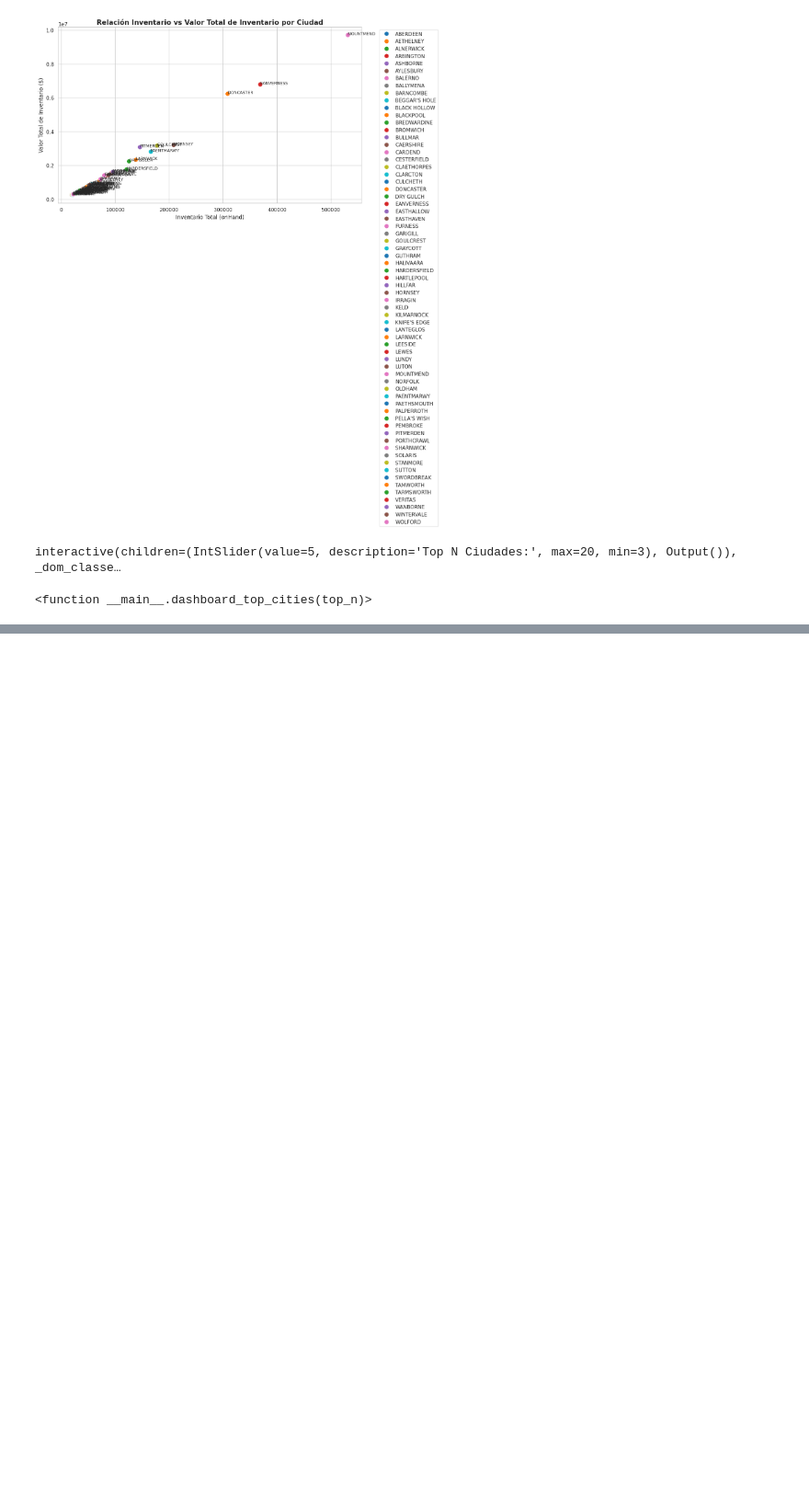
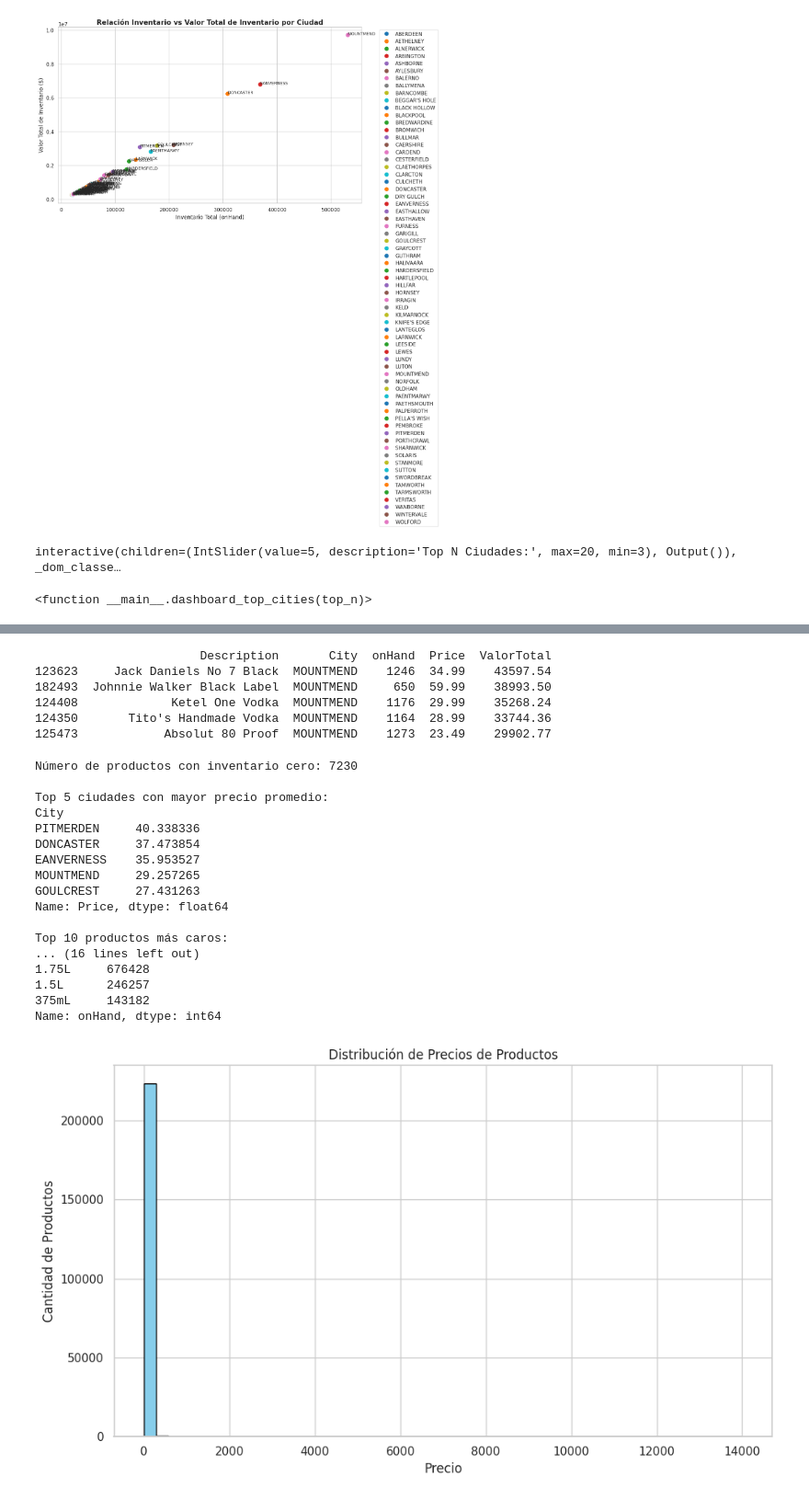
Before and after one commit to RaksoIngenieria/Data-Analytics, a Jupyter notebook: AromasDelValle.ipynb, the cells around one changed output, grey strips where cells are left out. Shown at 92% size. Cells and saved outputs as stored; diff of their text form; code cells hidden in the pictures; blank space fills up the shorter version.

```diff
--- a/AromasDelValle.ipynb
+++ b/AromasDelValle.ipynb
@@ -810,0 +815,75 @@ TypeError: '<' not supported between instances of 'float' and 'str'
+# %%
+# Asegurarse de que las columnas necesarias estén en el tipo correcto
+df["onHand"] = pd.to_numeric(df["onHand"], errors="coerce")
+df["Price"] = pd.to_numeric(df["Price"], errors="coerce")
+
+# Calcular el valor total del inventario por producto
+df["ValorTotal"] = df["onHand"] * df["Price"]
+
+# Seleccionar las columnas relevantes y ordenar
+top5 = df[["Description", "City", "onHand", "Price", "ValorTotal"]].sort_values(by="ValorTotal", ascending=False).head(5)
+
+# Mostrar la tabla
+print(top5)
+
+#Top 5 productos con mayor valor total de inventario
+# %% [output]
+                       Description       City  onHand  Price  ValorTotal
+123623     Jack Daniels No 7 Black  MOUNTMEND    1246  34.99    43597.54
+182493  Johnnie Walker Black Label  MOUNTMEND     650  59.99    38993.50
+124408             Ketel One Vodka  MOUNTMEND    1176  29.99    35268.24
+124350       Tito's Handmade Vodka  MOUNTMEND    1164  28.99    33744.36
+125473            Absolut 80 Proof  MOUNTMEND    1273  23.49    29902.77
+# %%
+# Convertir columnas a tipo numérico
+df["onHand"] = pd.to_numeric(df["onHand"], errors="coerce")
+df["Price"] = pd.to_numeric(df["Price"], errors="coerce")
+
+# 1. Productos con inventario cero
+productos_sin_inventario = df[df["onHand"] == 0]
+print("Número de productos con inventario cero:", len(productos_sin_inventario))
+
+# 2. Promedio de precio por ciudad (Top 5)
+precio_promedio_ciudad = df.groupby("City")["Price"].mean().sort_values(ascending=False).head(5)
+print("\nTop 5 ciudades con mayor precio promedio:")
+print(precio_promedio_ciudad)
+
+# 3. Top 10 productos más caros
+productos_mas_caros = df[["Description", "City", "Price"]].sort_values(by="Price", ascending=False).dropna().head(10)
+print("\nTop 10 productos más caros:")
+print(productos_mas_caros)
+
+# 4. Cantidad total de productos por tamaño (Top 5)
+cantidad_por_tamano = df.groupby("Size")["onHand"].sum().sort_values(ascending=False).head(5)
+print("\nTop 5 tamaños con mayor cantidad total en inventario:")
+print(cantidad_por_tamano)
+
+# 5. Histograma de distribución de precios
+plt.figure(figsize=(10, 6))
+df["Price"].dropna().hist(bins=50, color='skyblue', edgecolor='black')
+plt.title("Distribución de Precios de Productos")
+plt.xlabel("Precio")
+plt.ylabel("Cantidad de Productos")
+plt.grid(True)
+plt.tight_layout()
+plt.savefig("histograma_precios.png")
+plt.show()
+# %% [output]
+Número de productos con inventario cero: 7230
+
+Top 5 ciudades con mayor precio promedio:
+City
+PITMERDEN     40.338336
+DONCASTER     37.473854
+EANVERNESS    35.953527
+MOUNTMEND     29.257265
+GOULCREST     27.431263
+Name: Price, dtype: float64
+
+Top 10 productos más caros:
+... (16 lines left out)
+1.75L     676428
+1.5L      246257
+375mL     143182
+Name: onHand, dtype: int64
+[figure, added]
```
Also changed, not shown: parts of 9 cells of this notebook.
